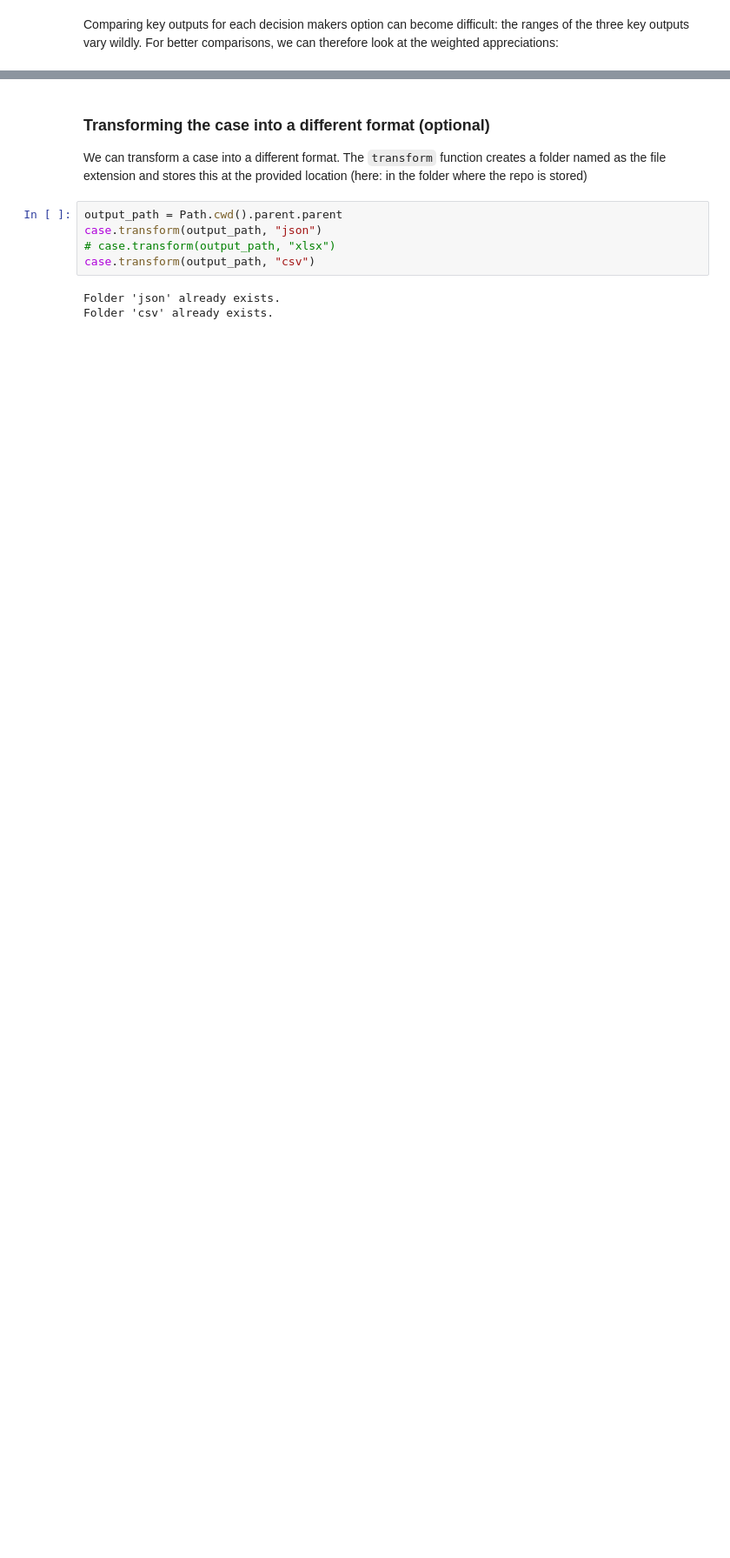
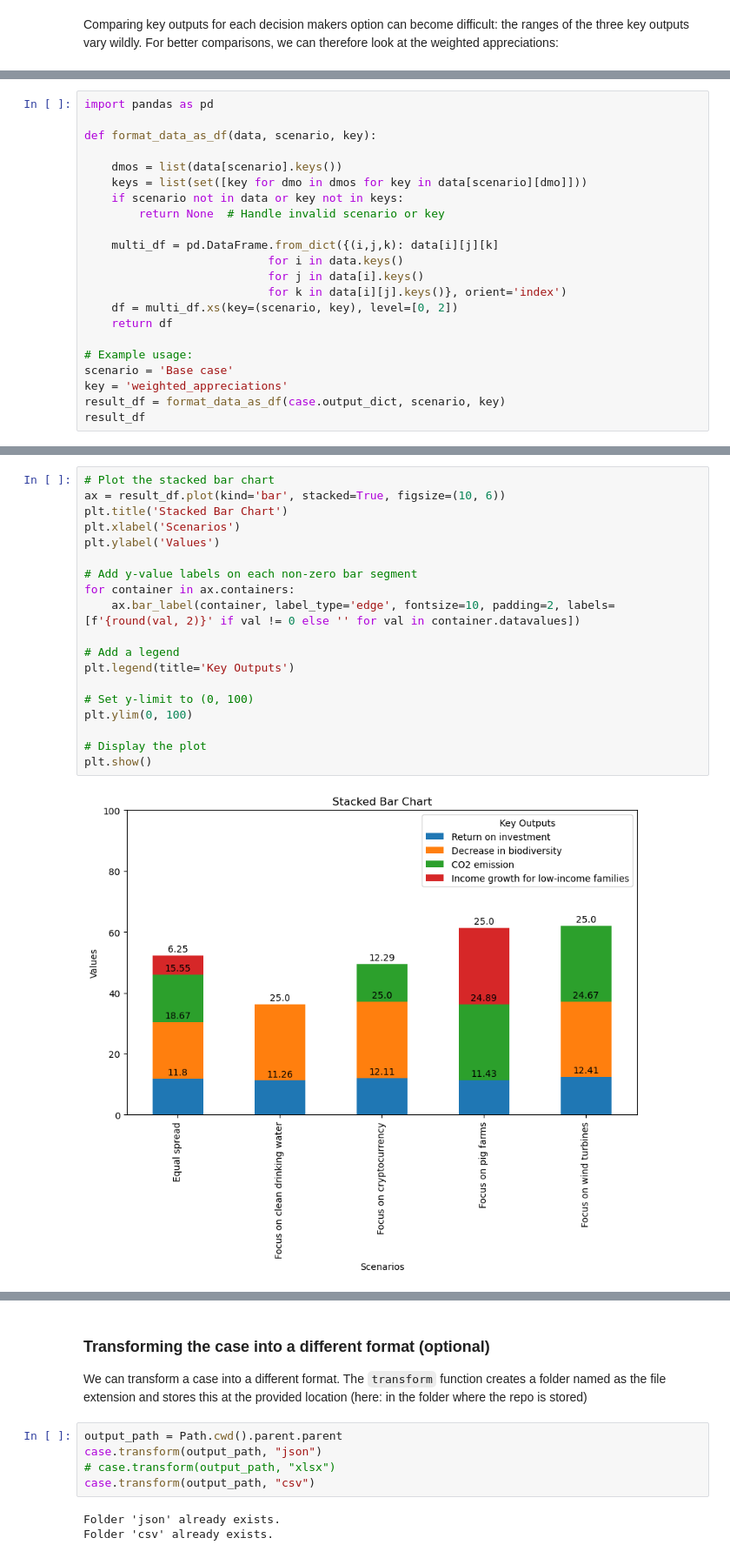
Before and after one commit to ymmath/trbs, a Jupyter notebook: model/tRBS_Exercise_Nyenrode.ipynb, the cells around one changed output, grey strips where cells are left out. Shown at 87% size. Drawn from its saved outputs; the diff is of its cells as text; blank space fills up the shorter version.

```diff
--- a/model/tRBS_Exercise_Nyenrode.ipynb
+++ b/model/tRBS_Exercise_Nyenrode.ipynb
@@ -159,0 +256,22 @@ case.visualize(visual_request='barchart', key='weighted_appreciations', scenario
+# %%
+import pandas as pd
+
+def format_data_as_df(data, scenario, key):
+
+    dmos = list(data[scenario].keys())
+    keys = list(set([key for dmo in dmos for key in data[scenario][dmo]]))
+    if scenario not in data or key not in keys:
+        return None  # Handle invalid scenario or key
+
+    multi_df = pd.DataFrame.from_dict({(i,j,k): data[i][j][k]
+                           for i in data.keys()
+                           for j in data[i].keys()
+                           for k in data[i][j].keys()}, orient='index')
+    df = multi_df.xs(key=(scenario, key), level=[0, 2])
+    return df
+
+# Example usage:
+scenario = 'Base case'
+key = 'weighted_appreciations'
+result_df = format_data_as_df(case.output_dict, scenario, key)
+result_df
@@ -160,3 +285,24 @@ case.visualize(visual_request='barchart', key='weighted_appreciations', scenario
+# %%
+# Plot the stacked bar chart
+ax = result_df.plot(kind='bar', stacked=True, figsize=(10, 6))
+plt.title('Stacked Bar Chart')
+plt.xlabel('Scenarios')
+plt.ylabel('Values')
+
+# Add y-value labels on each non-zero bar segment
+for container in ax.containers:
+    ax.bar_label(container, label_type='edge', fontsize=10, padding=2, labels=[f'{round(val, 2)}' if val != 0 else '' for val in container.datavalues])
+
+# Add a legend
+plt.legend(title='Key Outputs')
+
+# Set y-limit to (0, 100)
+plt.ylim(0, 100)
+
+# Display the plot
+plt.show()
+# %% [output]
+[figure, added]
 # %% [markdown]
 ### (Ideas for extra data science)
 - Change to Nyenrode colors
```
Also changed, not shown: parts of 15 cells of this notebook.
